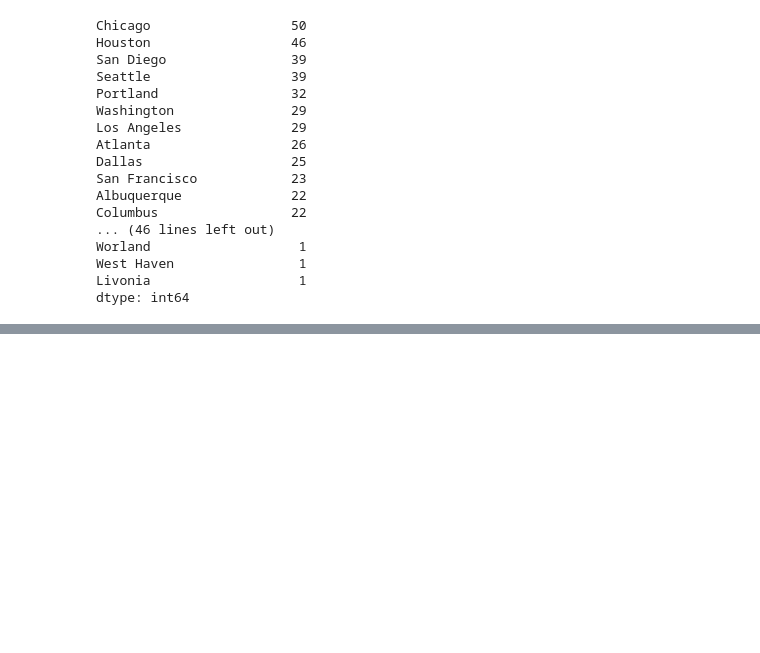
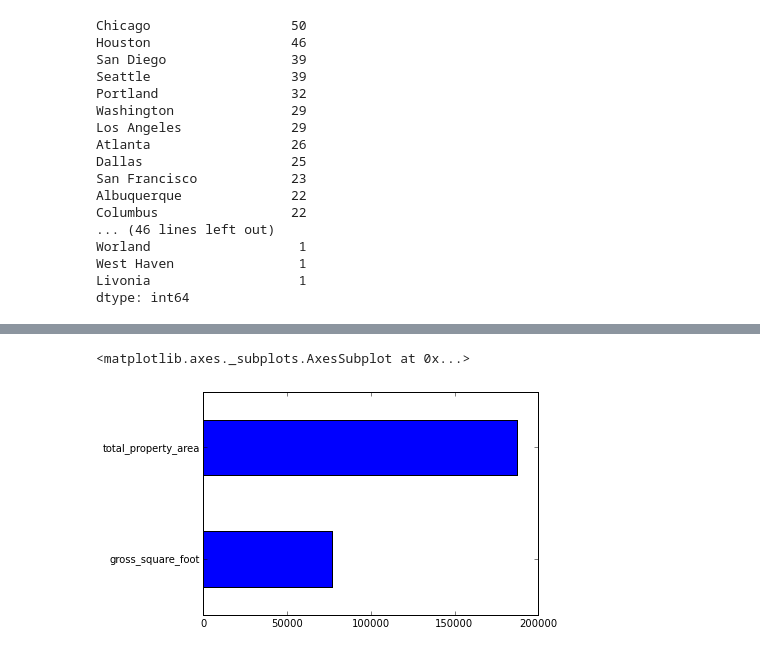
Before and after one commit to Data-Science-TIY/builditgreen, a Jupyter notebook: builditgreen/ExploreCityData.ipynb, the cells around one changed output, grey strips where cells are left out. Cells and saved outputs as stored; diff of their text form; code cells hidden in the pictures; blank space fills up the shorter version.

```diff
--- a/builditgreen/ExploreCityData.ipynb
+++ b/builditgreen/ExploreCityData.ipynb
@@ -240,0 +431,2 @@ sf_df_2009[['street', 'city', 'zip_code']]
+# %%
+cluster_2_2009 = merged_df_2009_small[(merged_df_2009_small['clusters'] == 2)]
@@ -240,0 +486,6 @@ sf_df_2009[['street', 'city', 'zip_code']]
+# %%
+cluster_2_plot = cluster_2_2009[['gross_square_foot', 'total_property_area']]
+cluster_2_plot.mean().plot(kind = 'barh')
+# %% [output]
+<matplotlib.axes._subplots.AxesSubplot at 0x...>
+[figure, added]
```
Also changed, not shown: parts of 68 cells of this notebook, 1 other file.
